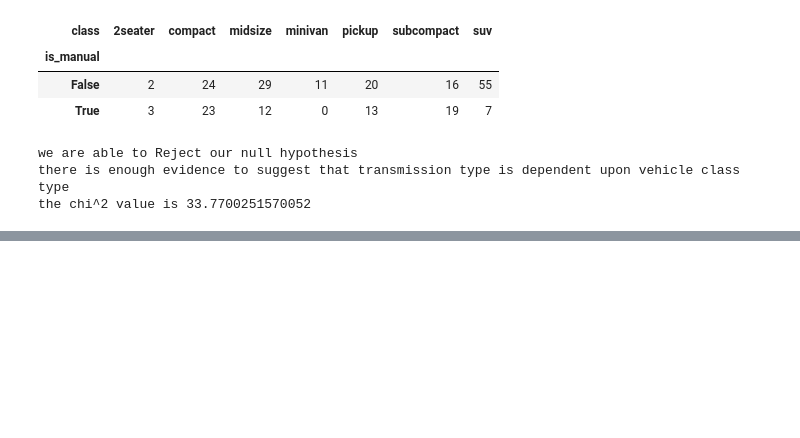
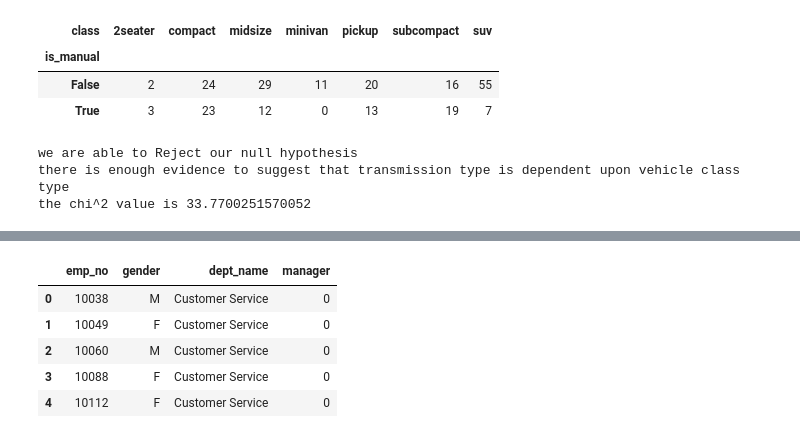
Before and after one commit to Adam-Harris87/statistics-exercises, a Jupyter notebook: hypothesis_testing.ipynb, the cells around one changed output, grey strips where cells are left out. Saved outputs shown, nothing was run; the diff lists cells and outputs as text; code cells hidden in the pictures; blank space fills up the shorter version.

```diff
--- a/hypothesis_testing.ipynb
+++ b/hypothesis_testing.ipynb
@@ -888,0 +954,9 @@ the chi^2 value is 33.7700251570052
+# %%
+employees_gender.head()
+# %% [output]
+|  | emp_no | gender | dept_name | manager |
+| 0 | 10038 | M | Customer Service | 0 |
+| 1 | 10049 | F | Customer Service | 0 |
+| 2 | 10060 | M | Customer Service | 0 |
+| 3 | 10088 | F | Customer Service | 0 |
+| 4 | 10112 | F | Customer Service | 0 |
```
Also changed, not shown: parts of 32 cells of this notebook, 2 other files.
